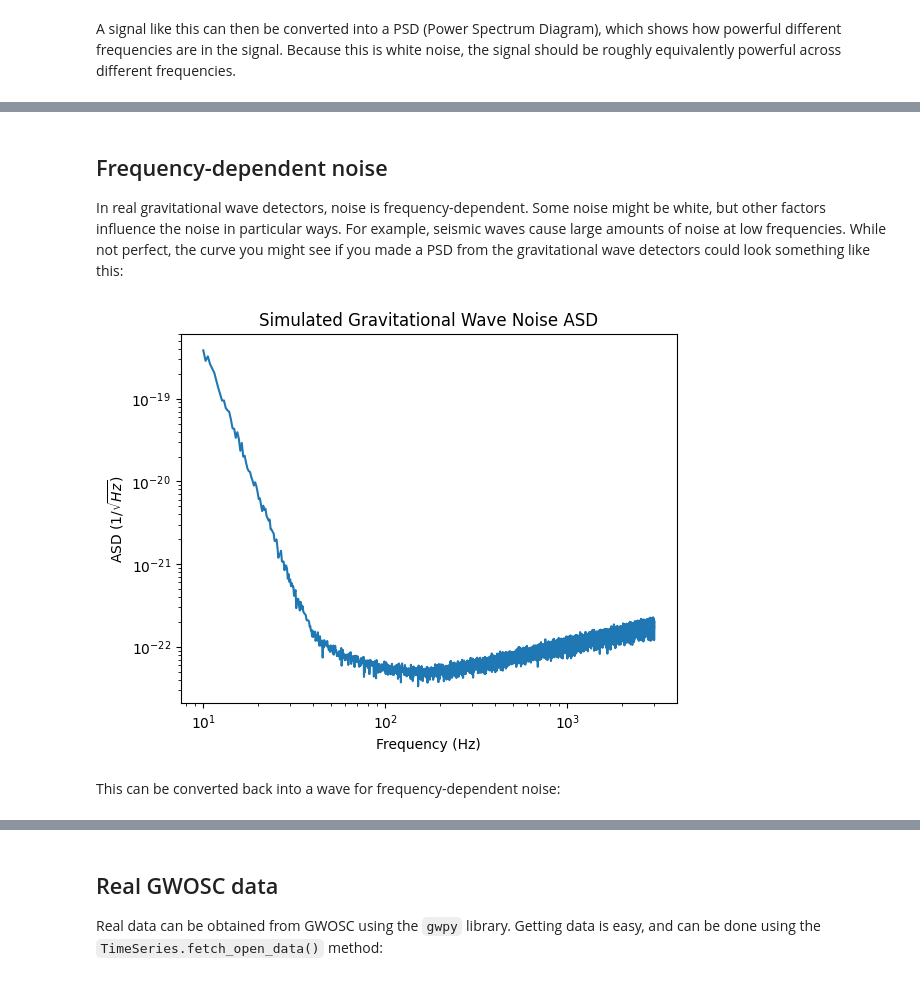
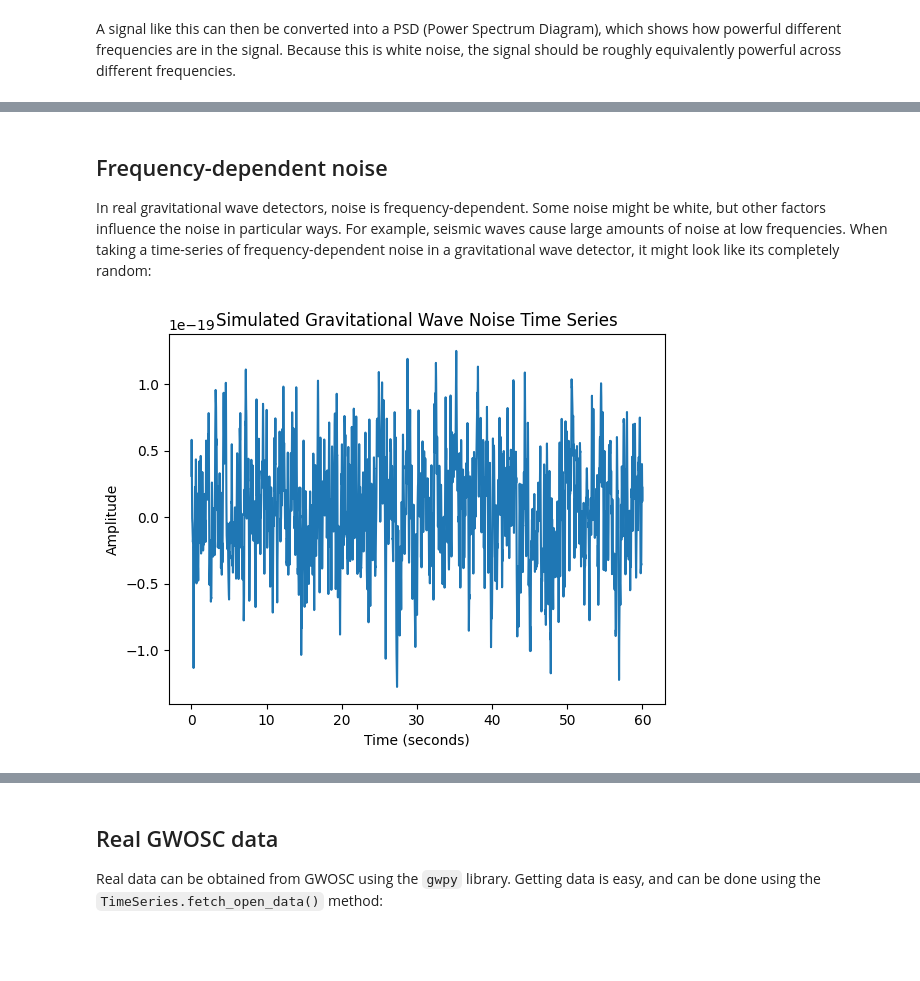
Before and after one commit to atcupps/GWInRP, a Jupyter notebook: preliminary exploration/prelim.ipynb, the cells around one changed output, grey strips where cells are left out. Saved outputs shown, nothing was run; the diff lists cells and outputs as text; code cells hidden in the pictures; blank space fills up the shorter version.

```diff
--- a/preliminary exploration/prelim.ipynb
+++ b/preliminary exploration/prelim.ipynb
@@ -72,30 +73,28 @@ plot_white_noise_psd(5, 1, 10000)
 # %% [markdown]
 ## Frequency-dependent noise
 
-In real gravitational wave detectors, noise is frequency-dependent. Some noise might be white, but other factors influence the noise in particular ways. For example, seismic waves cause large amounts of noise at low frequencies. While not perfect, the curve you might see if you made a PSD from the gravitational wave detectors could look something like this:
+In real gravitational wave detectors, noise is frequency-dependent. Some noise might be white, but other factors influence the noise in particular ways. For example, seismic waves cause large amounts of noise at low frequencies. When taking a time-series of frequency-dependent noise in a gravitational wave detector, it might look like its completely random:
 # %%
 def noise_curvify(input):
     result = []
     for x in input:
         result.append(
             (3.63*10**-22)*((0.3*(x/40)**-6)**2 + (0.3*(x/40)**(-1))**2 + (0.1*(x/120)**0.5)**2)**(1/2)
         )
     return result
 
-def plot_noisy_curve():
-    inputs = np.linspace(10, 3000, 10000)
-    noise = white_noise(1, 0.1, 10000)
-    curve = noise_curvify(inputs) * noise
+def get_freq_dependent_time_series():
+    inputs = np.logspace(1, 3.47, 10000)
+    noise = white_noise(0, 1, 10000)
+    noise_sd = fft(noise)
+    curve = noise_curvify(inputs) * noise_sd
+    return ifft(curve)
 
-    plt.figure()
-    plt.loglog(inputs, curve)
-    plt.title('Simulated Gravitational Wave Noise ASD')
-    plt.xlabel('Frequency (Hz)')
-    plt.ylabel(r'ASD (1/$\sqrt{Hz}$)')
-    plt.show()
-
-plot_noisy_curve()
+plt.figure()
+plt.plot(np.linspace(0, 60, 10000), get_freq_dependent_time_series())
+plt.title('Simulated Gravitational Wave Noise Time Series')
+plt.xlabel('Time (seconds)')
+plt.ylabel('Amplitude')
+plt.show()
 # %% [output]
-[figure, old version]
+[figure, new version]
-# %% [markdown]
-This can be converted back into a wave for frequency-dependent noise:
```
Also changed, not shown: parts of 7 cells of this notebook, 3 other files.
